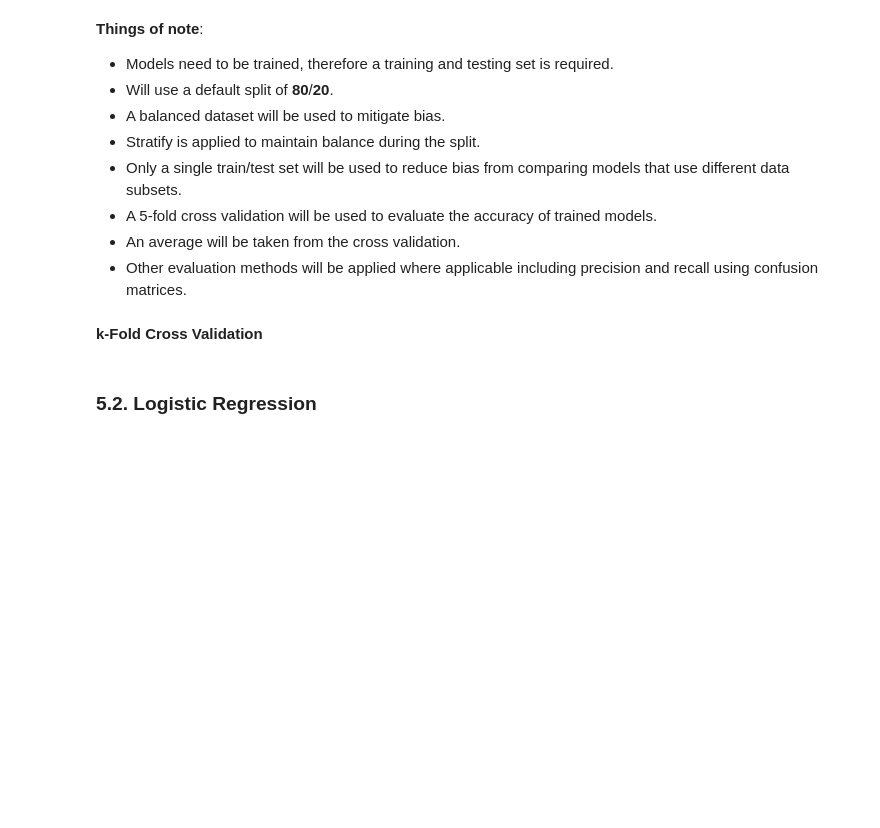
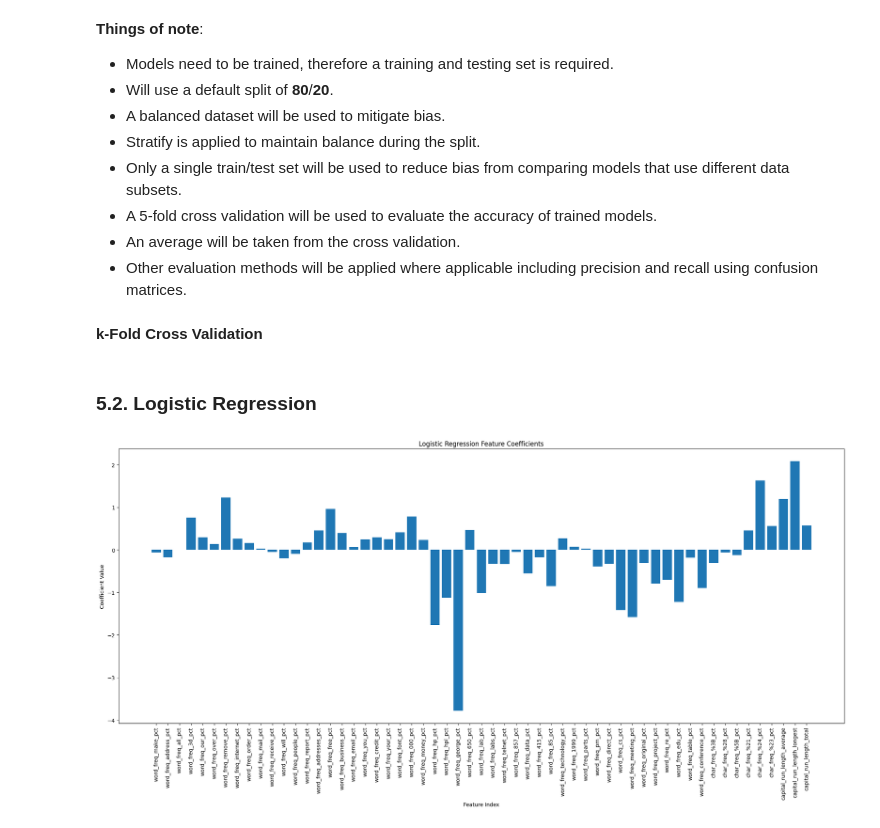
Before and after one commit to Chungj2000/Data-Analysis, a Jupyter notebook: Kaggle/Spambase/Workbook.ipynb, the cells around one changed output. Drawn from its saved outputs; the diff is of its cells as text; code cells hidden in the pictures; blank space fills up the shorter version.

Commit message:
Logistic Regression
Pipelining for scaling.
Plotted feature coefficients from logisitic regression.

```diff
--- a/Kaggle/Spambase/Workbook.ipynb
+++ b/Kaggle/Spambase/Workbook.ipynb
@@ -773,7 +778,26 @@ def Evaluation_kFold_Scores(param_model, param_X_Train, param_Y_Train):
 # %% [markdown]
 ### 5.2. Logistic Regression
 # %%
-model_Logistic_Regression = LogisticRegression(max_iter=2000, random_state=1)
+#Pipeline conjoin the scaler to the model.
+#Used to prevent data leakage caused by standardising the data. K-fold cross validation in particular, where each k-fold may be influenced by another.
+model_Logistic_Regression = Pipeline([
+    ("scaler", StandardScaler()),                                     #Capitalisation has extreme values that surpass other features, therefore standardisation is used to minimise dominant features caused by large values.
+    ("model", LogisticRegression(max_iter=2000, random_state=1))
+])
+
 model_Logistic_Regression = model_Logistic_Regression.fit(x_Train, y_Train)
 # %%
-#Will need a PCA or something along those lines to reduce the 57 features into 1.
+feature_Names = x_Train.columns
+coefficients = model_Logistic_Regression.named_steps["model"].coef_[0]
+
+plt.figure(figsize=(20,10))
+
+plt.bar(feature_Names, coefficients)
+plt.title("Logistic Regression Feature Coefficients")
+plt.xticks(rotation=90)
+plt.xlabel("Feature Index")
+plt.ylabel("Coefficient Value")
+plt.tight_layout()
+plt.show()
+# %% [output]
+[figure, added]
```
Also changed, not shown: parts of 4 cells of this notebook.
